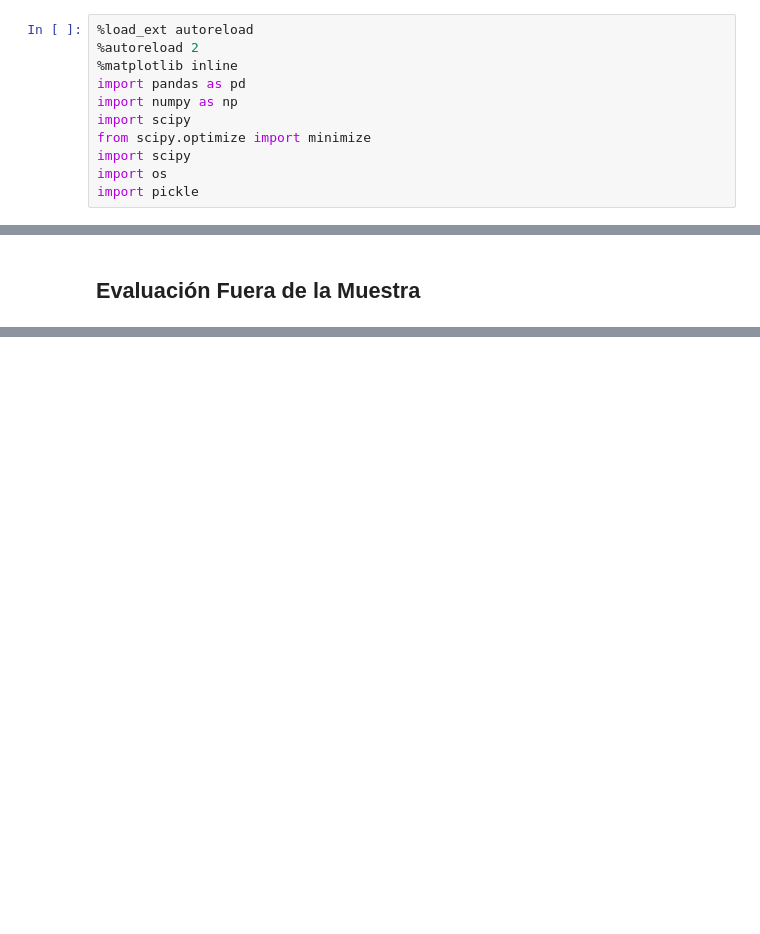
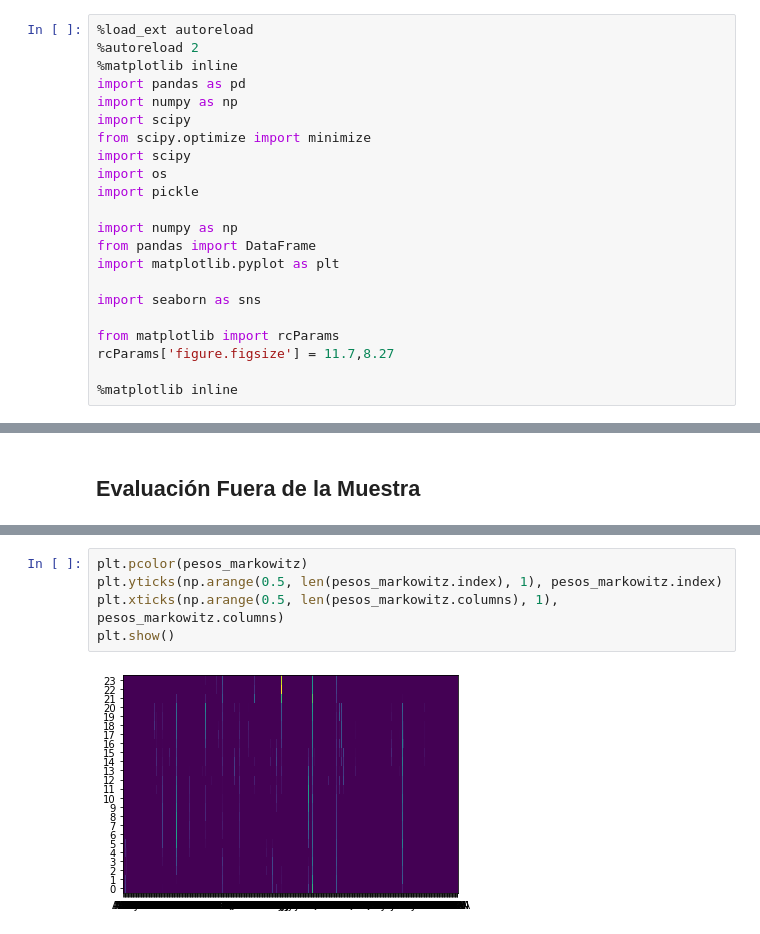
Before and after one commit to efvillar/Metaheuristic-Portfolio-Optimization, a Jupyter notebook: 1 Portafolios tipo markowitz.ipynb, the cells around one changed output, grey strips where cells are left out. Drawn from its saved outputs; the diff is of its cells as text; blank space fills up the shorter version.

```diff
--- a/1 Portafolios tipo markowitz.ipynb
+++ b/1 Portafolios tipo markowitz.ipynb
@@ -15,6 +15,17 @@ from scipy.optimize import minimize
 import scipy
 import os
 import pickle
+
+import numpy as np
+from pandas import DataFrame
+import matplotlib.pyplot as plt
+
+import seaborn as sns
+
+from matplotlib import rcParams
+rcParams['figure.figsize'] = 11.7,8.27
+
+%matplotlib inline
 # %% [output]
 The autoreload extension is already loaded. To reload it, use:
   %reload_ext autoreload
@@ -301,0 +310,7 @@ pesos_markowitz
+# %%
+plt.pcolor(pesos_markowitz)
+plt.yticks(np.arange(0.5, len(pesos_markowitz.index), 1), pesos_markowitz.index)
+plt.xticks(np.arange(0.5, len(pesos_markowitz.columns), 1), pesos_markowitz.columns)
+plt.show()
+# %% [output]
+[figure, added]
```
Also changed, not shown: parts of 4 cells of this notebook.
